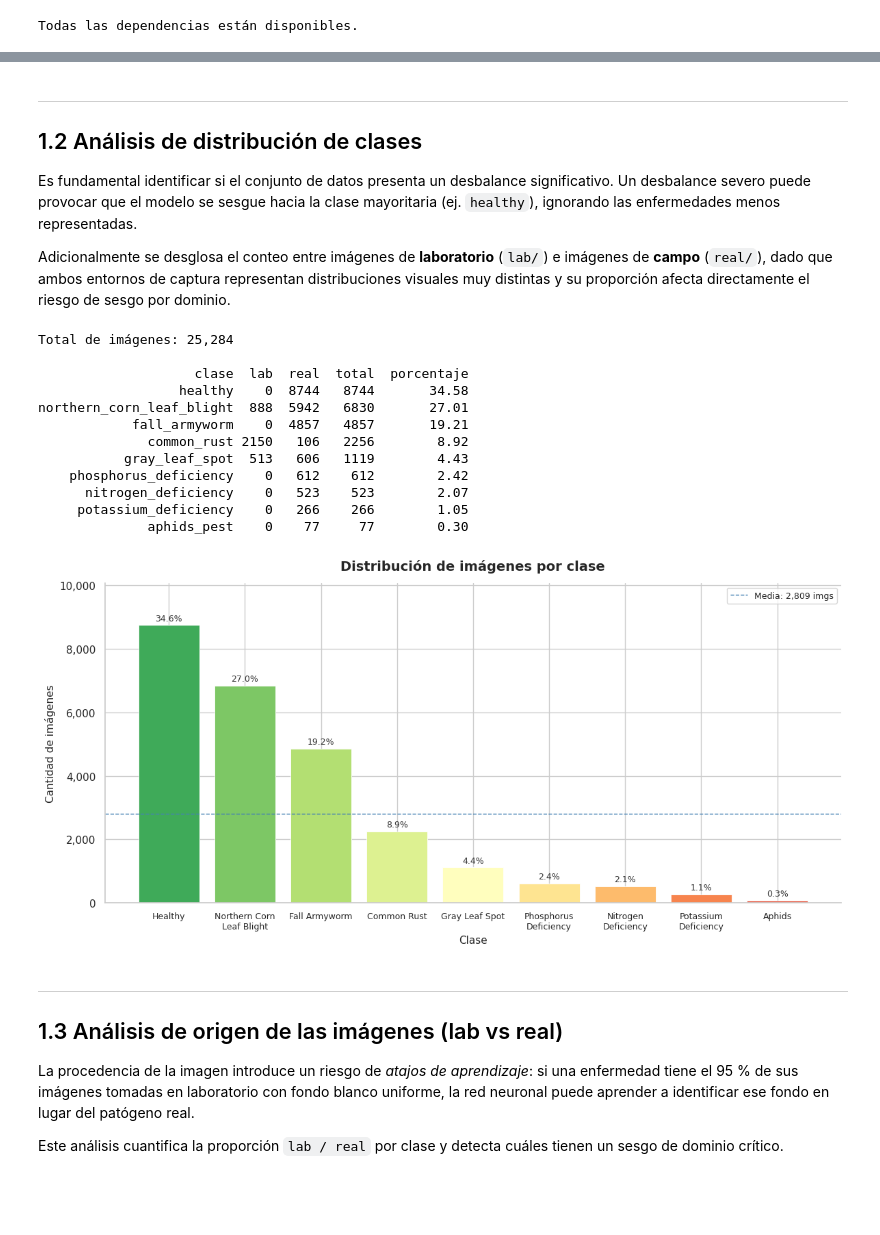
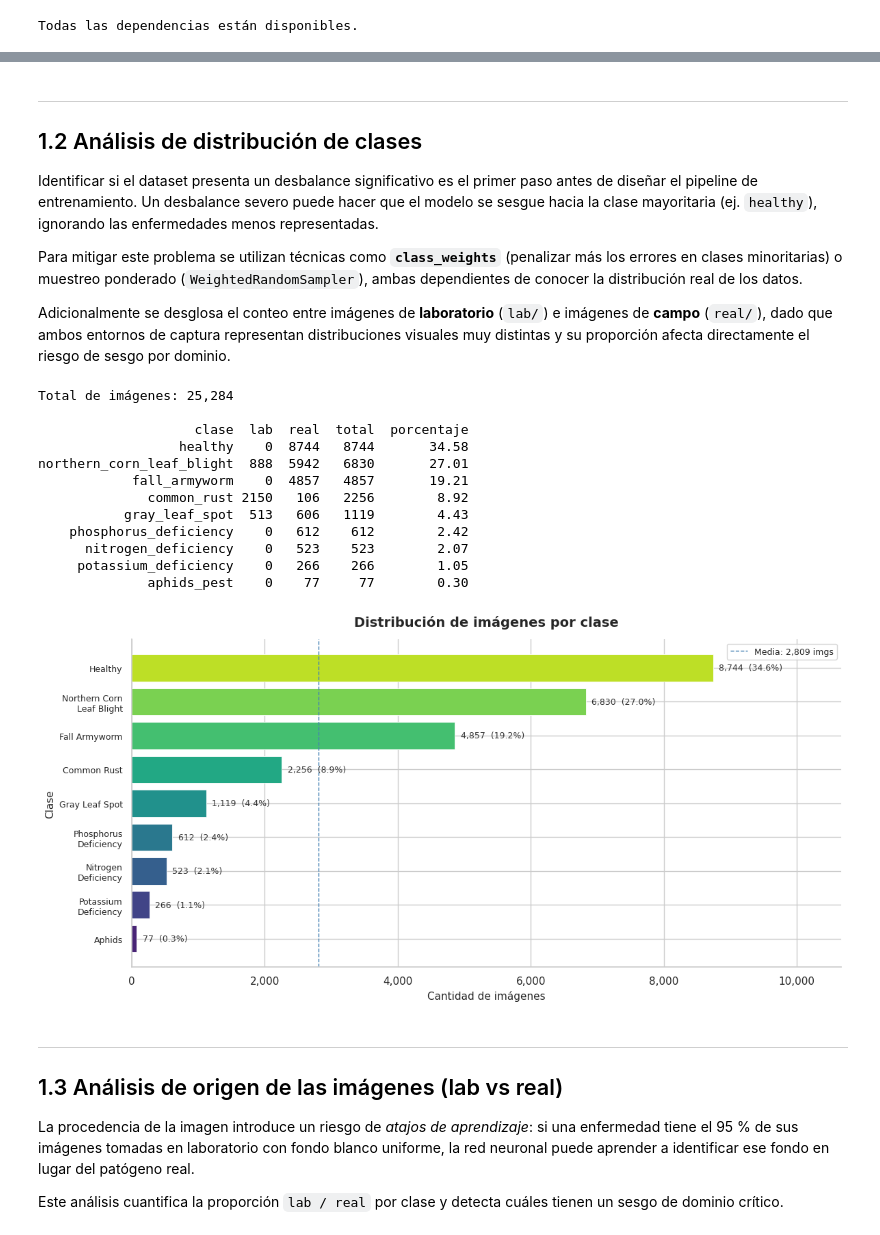
Before and after one commit to daiv05/corn-leaf-desease-project, a Jupyter notebook: notebooks/01_eda.ipynb, the cells around one changed output, grey strips where cells are left out. Saved outputs shown, nothing was run; the diff lists cells and outputs as text; code cells hidden in the pictures; blank space fills up the shorter version.

```diff
--- a/notebooks/01_eda.ipynb
+++ b/notebooks/01_eda.ipynb
@@ -181,7 +174,9 @@ Clases encontradas (9): ['fall_armyworm', 'aphids_pest', 'healthy', 'gray_leaf_s
 
 ## 1.2 Análisis de distribución de clases
 
-Es fundamental identificar si el conjunto de datos presenta un desbalance significativo. Un desbalance severo puede provocar que el modelo se sesgue hacia la clase mayoritaria (ej. `healthy`), ignorando las enfermedades menos representadas.
+Identificar si el dataset presenta un desbalance significativo es el primer paso antes de diseñar el pipeline de entrenamiento. Un desbalance severo puede hacer que el modelo se sesgue hacia la clase mayoritaria (ej. `healthy`), ignorando las enfermedades menos representadas.
+
+Para mitigar este problema se utilizan técnicas como **`class_weights`** (penalizar más los errores en clases minoritarias) o muestreo ponderado (`WeightedRandomSampler`), ambas dependientes de conocer la distribución real de los datos.
 
 Adicionalmente se desglosa el conteo entre imágenes de **laboratorio** (`lab/`) e imágenes de **campo** (`real/`), dado que ambos entornos de captura representan distribuciones visuales muy distintas y su proporción afecta directamente el riesgo de sesgo por dominio.
 # %%
@@ -229,48 +224,52 @@ LABEL_MAP = {
     "potassium_deficiency":       "Potassium\nDeficiency",
     "aphids_pest":                "Aphids",
 }
 df["label"] = df["clase"].map(LABEL_MAP).fillna(df["clase"])
 
+# Ordenar de mayor a menor para el gráfico horizontal
+df_plot = df.sort_values("total", ascending=True).reset_index(drop=True)
+
+palette = sns.color_palette("viridis", len(df_plot))
+
 fig, ax = plt.subplots(figsize=(12, 6))
-colors = plt.cm.RdYlGn_r(np.linspace(0.15, 0.85, len(df)))
-bars = ax.bar(df["label"], df["total"], color=colors, edgecolor="white", linewidth=0.6)
+bars = ax.barh(df_plot["label"], df_plot["total"], color=palette, edgecolor="white", linewidth=0.6)
 
-for bar, pct in zip(bars, df["porcentaje"]):
+for bar, total, pct in zip(bars, df_plot["total"], df_plot["porcentaje"]):
     ax.text(
-        bar.get_x() + bar.get_width() / 2,
-        bar.get_height() + 80,
-        f"{pct:.1f}%",
-        ha="center", va="bottom", fontsize=9, color="#333333",
+        bar.get_width() + df_plot["total"].max() * 0.01,
+        bar.get_y() + bar.get_height() / 2,
+        f"{total:,}  ({pct:.1f}%)",
+        va="center", ha="left", fontsize=9, color="#333333",
     )
 
+ax.axvline(total_imgs / len(df_plot), color="steelblue", linestyle="--", linewidth=1,
+           label=f"Media: {total_imgs // len(df_plot):,} imgs")
 ax.set_title("Distribución de imágenes por clase", fontsize=14, fontweight="bold", pad=14)
-ax.set_xlabel("Clase", fontsize=11)
-ax.set_ylabel("Cantidad de imágenes", fontsize=11)
-ax.yaxis.set_major_formatter(mticker.FuncFormatter(lambda x, _: f"{int(x):,}"))
-ax.set_ylim(0, df["total"].max() * 1.15)
-ax.tick_params(axis="x", labelsize=9)
+ax.set_xlabel("Cantidad de imágenes", fontsize=11)
+ax.set_ylabel("Clase", fontsize=11)
+ax.xaxis.set_major_formatter(mticker.FuncFormatter(lambda x, _: f"{int(x):,}"))
+ax.set_xlim(0, df_plot["total"].max() * 1.22)
+ax.tick_params(axis="y", labelsize=9)
 ax.spines[["top", "right"]].set_visible(False)
-ax.axhline(total_imgs / len(df), color="steelblue", linestyle="--", linewidth=1,
-           label=f"Media: {total_imgs // len(df):,} imgs")
 ax.legend(fontsize=9)
 
 plt.tight_layout()
 plt.savefig("../tmp/eda_01_distribucion_clases.png", dpi=150, bbox_inches="tight")
 plt.show()
 # %% [output]
 Total de imágenes: 25,284
 
                     clase  lab  real  total  porcentaje
                   healthy    0  8744   8744       34.58
 northern_corn_leaf_blight  888  5942   6830       27.01
             fall_armyworm    0  4857   4857       19.21
               common_rust 2150   106   2256        8.92
            gray_leaf_spot  513   606   1119        4.43
     phosphorus_deficiency    0   612    612        2.42
       nitrogen_deficiency    0   523    523        2.07
      potassium_deficiency    0   266    266        1.05
               aphids_pest    0    77     77        0.30
-[figure, old version]
+[figure, new version]
 # %% [markdown]
 ---
 
```
Also changed, not shown: parts of 11 cells of this notebook.
